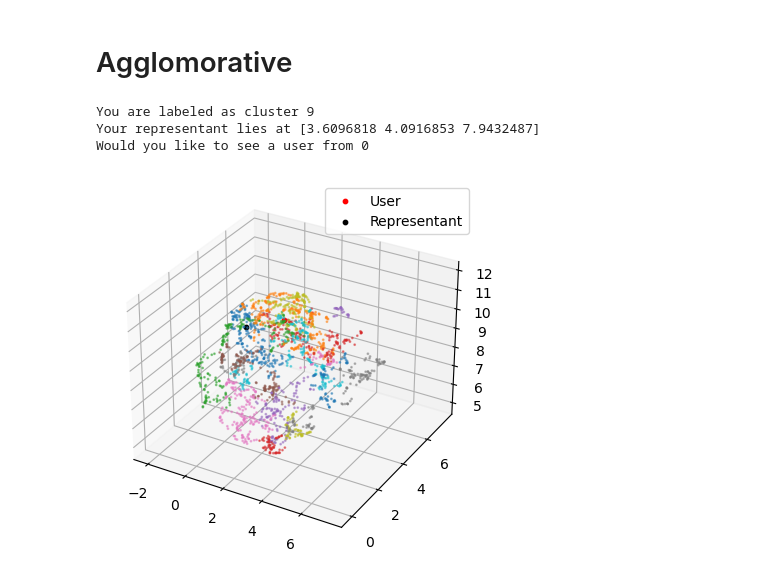
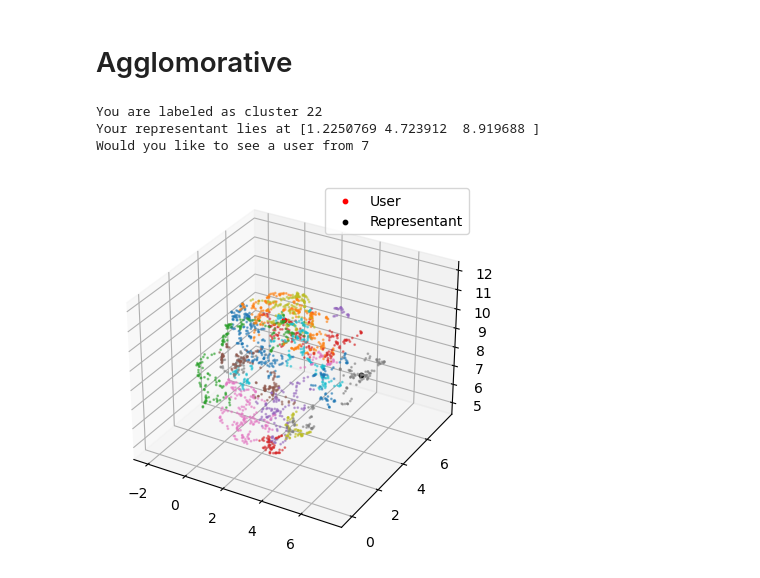
Before and after one commit to josh-oo/adapter-based-news-recommender, a Jupyter notebook: src/clustering/demo.ipynb, the cells around one changed output. Saved outputs shown, nothing was run; the diff lists cells and outputs as text; code cells hidden in the pictures.

```diff
--- a/src/clustering/demo.ipynb
+++ b/src/clustering/demo.ipynb
@@ -86,16 +96,16 @@ Would you like to see a user from 13
 # %%
 agglomorative = AgglomorativeWrapper()
 agglomorative.extract_representations(user_reduced)  # return tuple (clusterid, location)
-prediction = kmeans_model.predict(test_reduced[0])
-print(f"You are labeled as cluster {prediction[0]}")
+prediction = agglomorative.predict(test_reduced[0])
+print(f"You are labeled as cluster {prediction}")
 
 cluster_representant = agglomorative.interpret(prediction)
 print(f"Your representant lies at {cluster_representant}")
 user_suggestion = agglomorative.suggest(cluster_representant)
 print(f"Would you like to see a user from {user_suggestion[0]}")
 agglomorative.visualize(user_reduced, test_reduced[0], user_suggestion[1])
 # %% [output]
-You are labeled as cluster 9
-Your representant lies at [3.6096818 4.0916853 7.9432487]
-Would you like to see a user from 0
+You are labeled as cluster 22
+Your representant lies at [1.2250769 4.723912  8.919688 ]
+Would you like to see a user from 7
-[figure, old version]
+[figure, new version]
```
Also changed, not shown: parts of 4 cells of this notebook, 3 other files.
